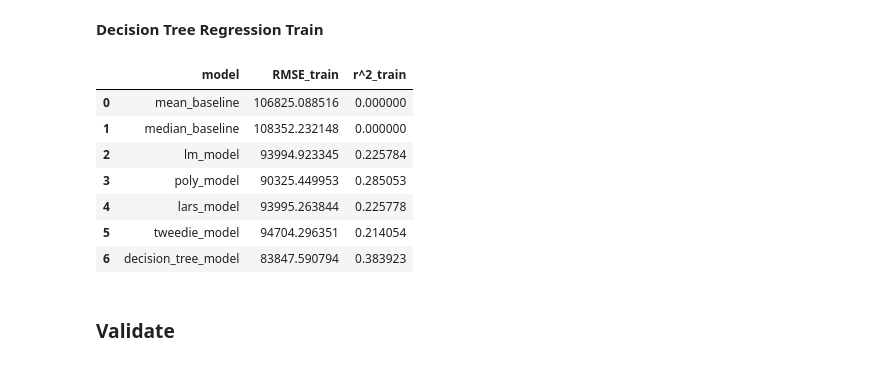
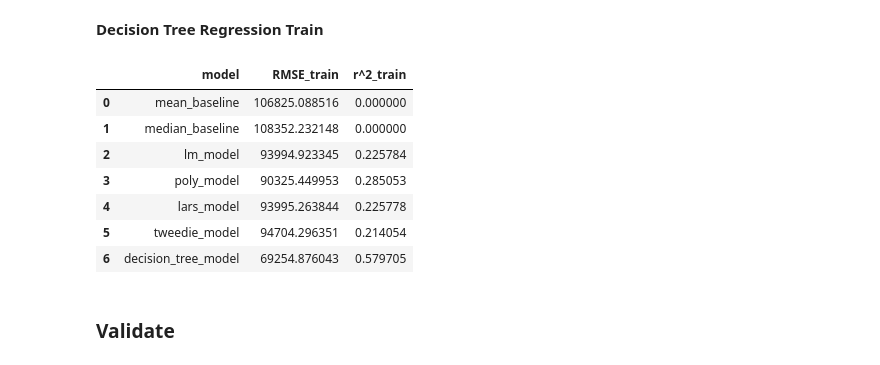
Before and after one commit to JaredVahle/individual-project, a Jupyter notebook: predicting_tech_salaries_final.ipynb, the cells around one changed output. Drawn from its saved outputs; the diff is of its cells as text; code cells hidden in the pictures.

```diff
--- a/predicting_tech_salaries_final.ipynb
+++ b/predicting_tech_salaries_final.ipynb
@@ -409,23 +544,23 @@ metric_df_train
 **Decision Tree Regression Train**
 # %%
 # Created a Decision Tree regressor model and appended the data into our metric_df dataframe
-tree = DecisionTreeRegressor(max_depth = 4)
+tree = DecisionTreeRegressor(max_depth = 10)
 # fitting the data
 tree.fit(X_train_scaled, y_train.total_earnings)
 # predicting the values
 y_train['total_earnings_tree_reg'] = tree.predict(X_train_scaled)
 # appending the RMSE and R^2 to dataframe
 metric_df_train = make_metric_df_train(y_train.total_earnings, y_train.total_earnings_tree_reg, "decision_tree_model", metric_df_train)
 metric_df_train
 # %% [output]
 |  | model | RMSE_train | r^2_train |
 | 0 | mean_baseline | 106825.088516 | 0.000000 |
 | 1 | median_baseline | 108352.232148 | 0.000000 |
 | 2 | lm_model | 93994.923345 | 0.225784 |
 | 3 | poly_model | 90325.449953 | 0.285053 |
 | 4 | lars_model | 93995.263844 | 0.225778 |
 | 5 | tweedie_model | 94704.296351 | 0.214054 |
-| 6 | decision_tree_model | 83847.590794 | 0.383923 |
+| 6 | decision_tree_model | 69254.876043 | 0.579705 |
 # %% [markdown]
 ### Validate
 # %%
```
Also changed, not shown: parts of 29 cells of this notebook, 2 other files.
